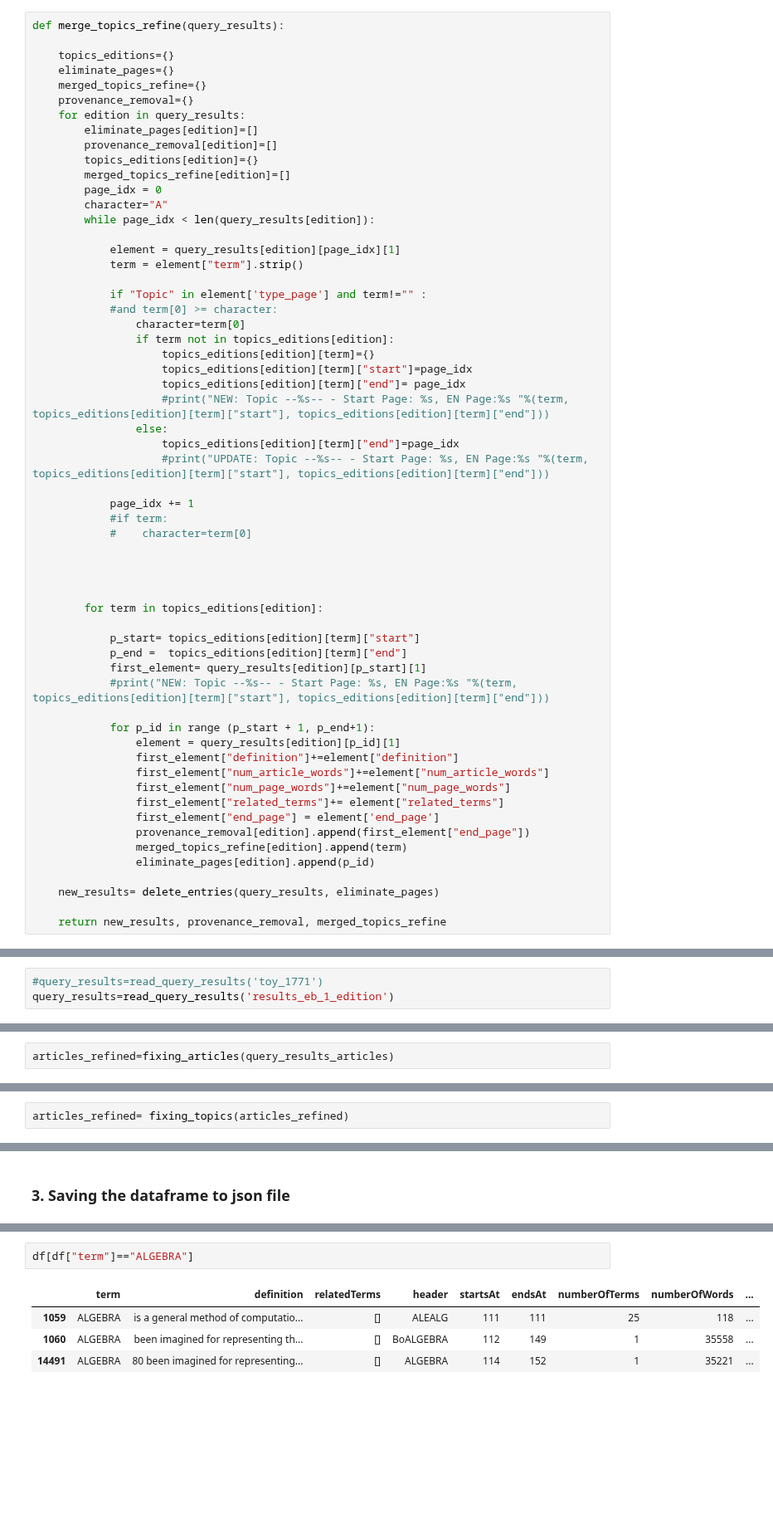
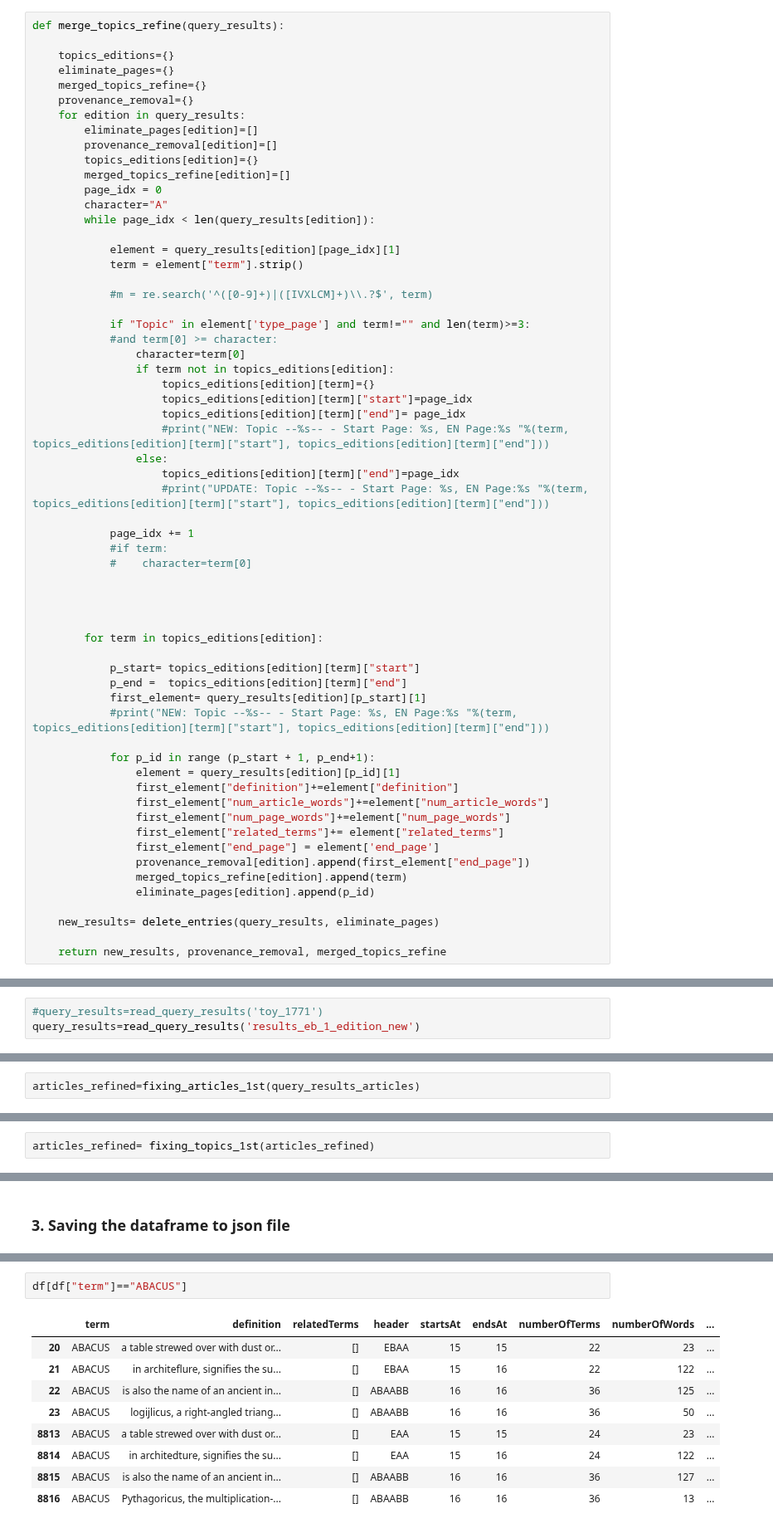
Before and after one commit to francesNLP/frances, a Jupyter notebook: NLS_EB/Notebooks/PostProcess/Merging_EB_Terms.ipynb, the cells around one changed output, grey strips where cells are left out. Shown at 83% size. Drawn from its saved outputs; the diff is of its cells as text; blank space fills up the shorter version.

```diff
--- a/NLS_EB/Notebooks/PostProcess/Merging_EB_Terms.ipynb
+++ b/NLS_EB/Notebooks/PostProcess/Merging_EB_Terms.ipynb
@@ -752,7 +834,9 @@ def merge_topics_refine(query_results):
             element = query_results[edition][page_idx][1]
             term = element["term"].strip()
 
-            if "Topic" in element['type_page'] and term!="" :
+            #m = re.search('^([0-9]+)|([IVXLCM]+)\\.?$', term)
+
+            if "Topic" in element['type_page'] and term!="" and len(term)>=3:
             #and term[0] >= character:
                 character=term[0]
                 if term not in topics_editions[edition]:
@@ -800,7 +884,7 @@ Here we are going to take the output of the defoe files, and we are going to mer
 The next line takes time!
 # %%
 #query_results=read_query_results('toy_1771')
-query_results=read_query_results('results_eb_1_edition')
+query_results=read_query_results('results_eb_1_edition_new')
 # %%
 dc_results = copy.deepcopy(query_results)
 # %% [markdown]
@@ -821,13 +905,13 @@ query_results_articles = merge_articles(sorted_results)
 # %% [markdown]
 Since some pages with articles could have wronlgy been classified as "topics", we are going to go through the "TOPICS" pages, and try to extract again articles from those again - reclassifying those as Articles.
 # %%
-articles_refined=fixing_articles(query_results_articles)
+articles_refined=fixing_articles_1st(query_results_articles)
 # %% [markdown]
 ### 3. Merging topics together across pages
 
 First, we are going to transfor those pages, which only have 1 article, and the previous term is a topic, into topics, and give the previous term to these ones.
 # %%
-articles_refined= fixing_topics(articles_refined)
+articles_refined= fixing_topics_1st(articles_refined)
 # %% [markdown]
 Now, we are goint to merge topics.
 Topics can be across several pages, so we are going to **merge consecutive page-topics together**.
@@ -957,9 +1140,14 @@ for i in range (0, len(df.index)):
         if start < end and end_year == start_year  and end_vol == start_vol:
             print("INCONSISTENCY at rows %s and %s" %(i, i+1))
 # %%
-df[df["term"]=="ALGEBRA"]
+df[df["term"]=="ABACUS"]
 # %% [output]
 |  | term | definition | relatedTerms | header | startsAt | endsAt | numberOfTerms | numberOfWords | ... |
-| 1059 | ALGEBRA | is a general method of computatio... | [] | ALEALG | 111 | 111 | 25 | 118 | ... |
-| 1060 | ALGEBRA | been imagined for representing th... | [] | BoALGEBRA | 112 | 149 | 1 | 35558 | ... |
-| 14491 | ALGEBRA | 80 been imagined for representing... | [] | ALGEBRA | 114 | 152 | 1 | 35221 | ... |
+| 20 | ABACUS | a table strewed over with dust or... | [] | EBAA | 15 | 15 | 22 | 23 | ... |
+| 21 | ABACUS | in architeflure, signifies the su... | [] | EBAA | 15 | 16 | 22 | 122 | ... |
+| 22 | ABACUS | is also the name of an ancient in... | [] | ABAABB | 16 | 16 | 36 | 125 | ... |
+| 23 | ABACUS | logijlicus, a right-angled triang... | [] | ABAABB | 16 | 16 | 36 | 50 | ... |
+| 8813 | ABACUS | a table strewed over with dust or... | [] | EAA | 15 | 15 | 24 | 23 | ... |
+| 8814 | ABACUS | in architedture, signifies the su... | [] | EAA | 15 | 16 | 24 | 122 | ... |
+| 8815 | ABACUS | is also the name of an ancient in... | [] | ABAABB | 16 | 16 | 36 | 127 | ... |
+| 8816 | ABACUS | Pythagoricus, the multiplication-... | [] | ABAABB | 16 | 16 | 36 | 13 | ... |
```
Also changed, not shown: parts of 27 cells of this notebook, 2 other files.
